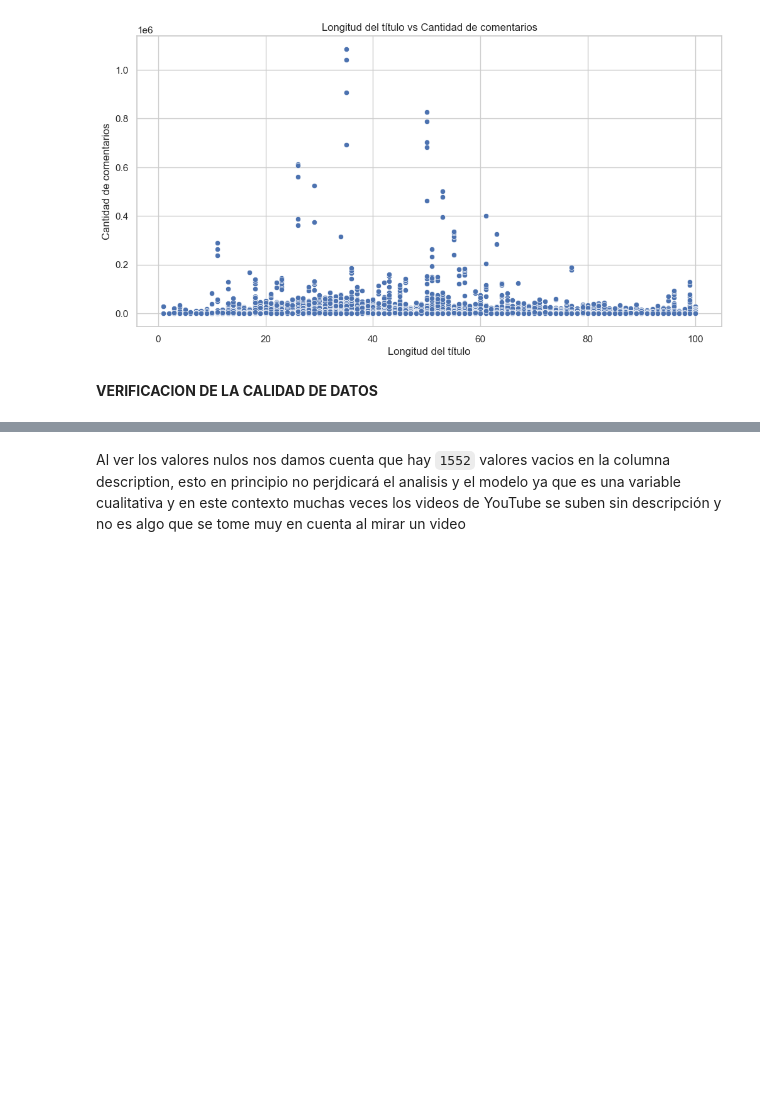
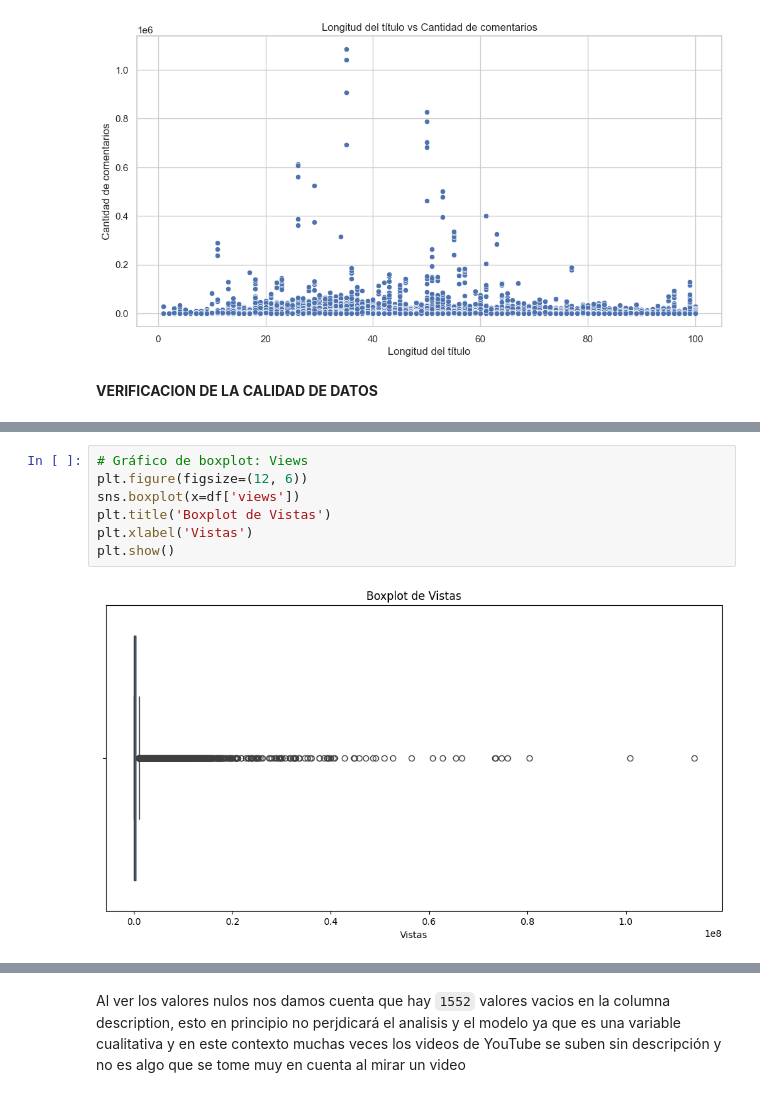
Before and after one commit to nakato156/FDS-2024-1-SC51, a Jupyter notebook: src/index.ipynb, the cells around one changed output, grey strips where cells are left out. Drawn from its saved outputs; the diff is of its cells as text; blank space fills up the shorter version.

```diff
--- a/src/index.ipynb
+++ b/src/index.ipynb
@@ -202,0 +222,9 @@ plt.show()
+# %%
+# Gráfico de boxplot: Views
+plt.figure(figsize=(12, 6))
+sns.boxplot(x=df['views'])
+plt.title('Boxplot de Vistas')
+plt.xlabel('Vistas')
+plt.show()
+# %% [output]
+[figure, added]
```
Also changed, not shown: parts of 17 cells of this notebook.
